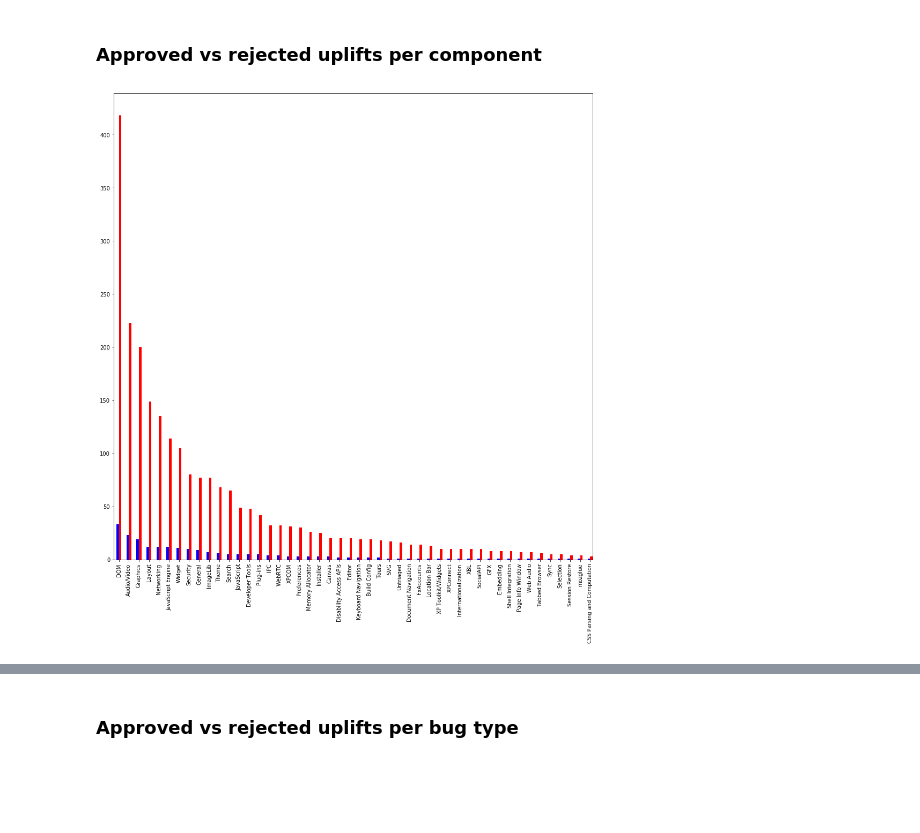
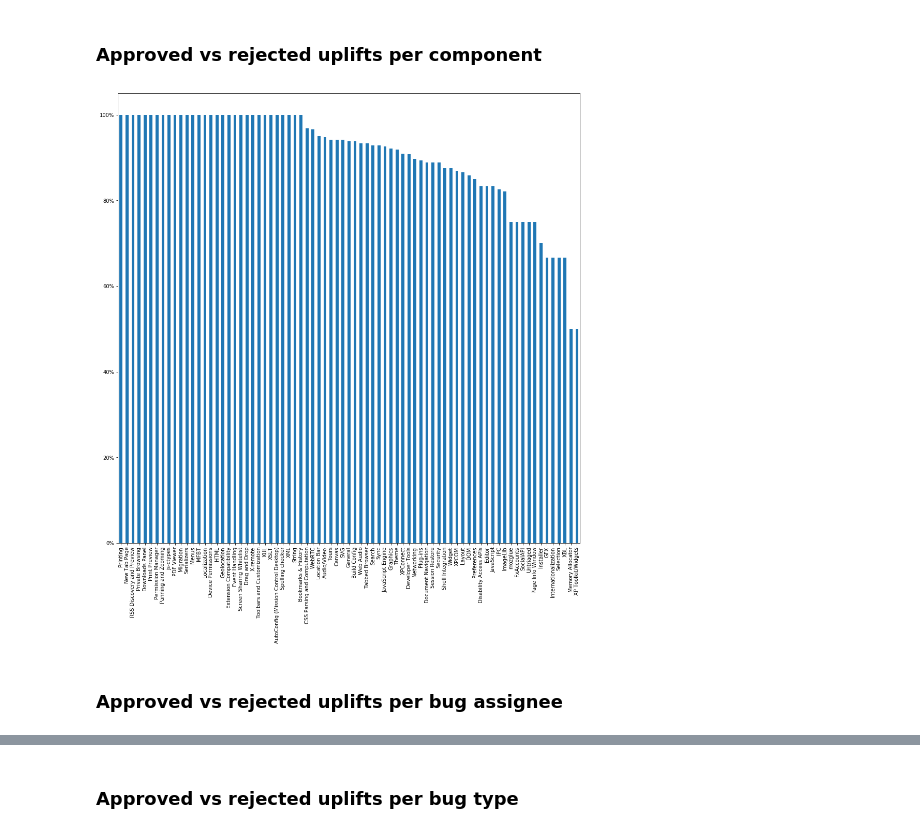
Before and after one commit to marco-c/uplift-analysis, a Jupyter notebook: plots/approved vs rejected uplifts.ipynb, the cells around one changed output, grey strips where cells are left out. Cells and saved outputs as stored; diff of their text form; code cells hidden in the pictures; blank space fills up the shorter version.

```diff
--- a/plots/approved vs rejected uplifts.ipynb
+++ b/plots/approved vs rejected uplifts.ipynb
@@ -143,8 +188,11 @@ plt.show()
 # %%
 fig = plt.figure(figsize=(16,16))
 ax = fig.add_subplot(111)
-df_beta[df_beta['uplift_accepted'] == True].component.value_counts().plot(kind='bar', color="red", ax=ax, position=0, width=0.25)
-df_beta[df_beta['uplift_accepted'] == False].component.value_counts().plot(kind='bar', color="blue", ax=ax, position=1, width=0.25)
+ax.yaxis.set_major_formatter(mtick.FuncFormatter(lambda y, _: '{:.0%}'.format(y)))
+res = df_beta[df_beta['uplift_accepted'] == True].component.value_counts() / df_beta.component.value_counts()
+res.dropna().sort_values(ascending=False).plot(kind='bar', ax=ax)
 plt.show()
 # %% [output]
-[figure, old version]
+[figure, new version]
+# %% [markdown]
+### Approved vs rejected uplifts per bug assignee
```
Also changed, not shown: parts of 14 cells of this notebook.
